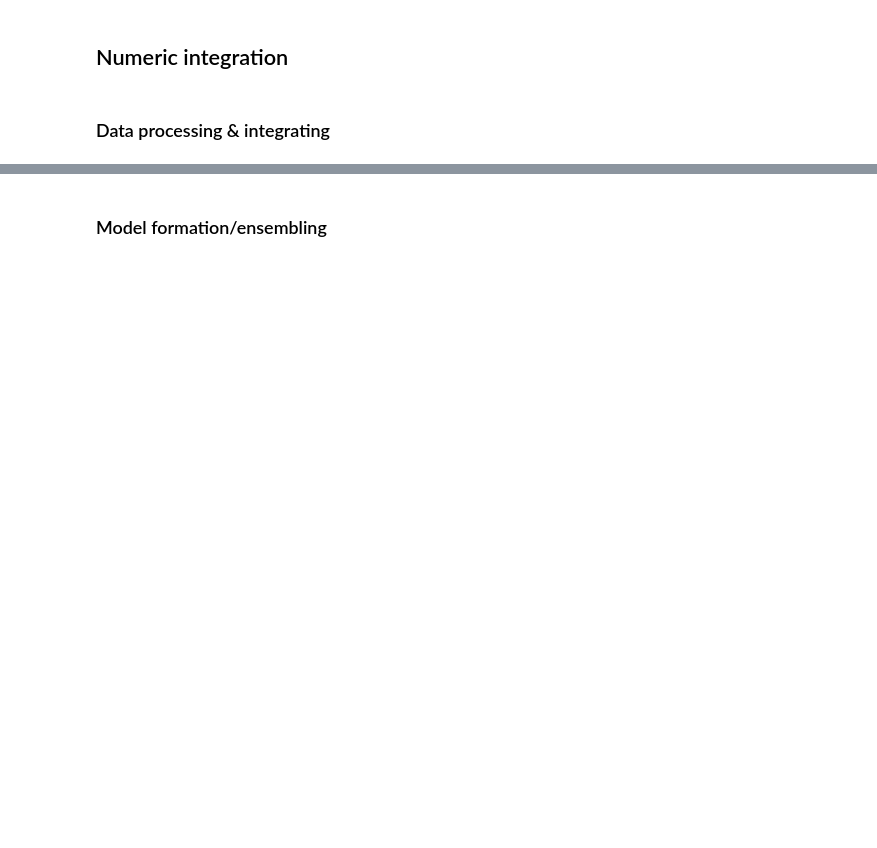
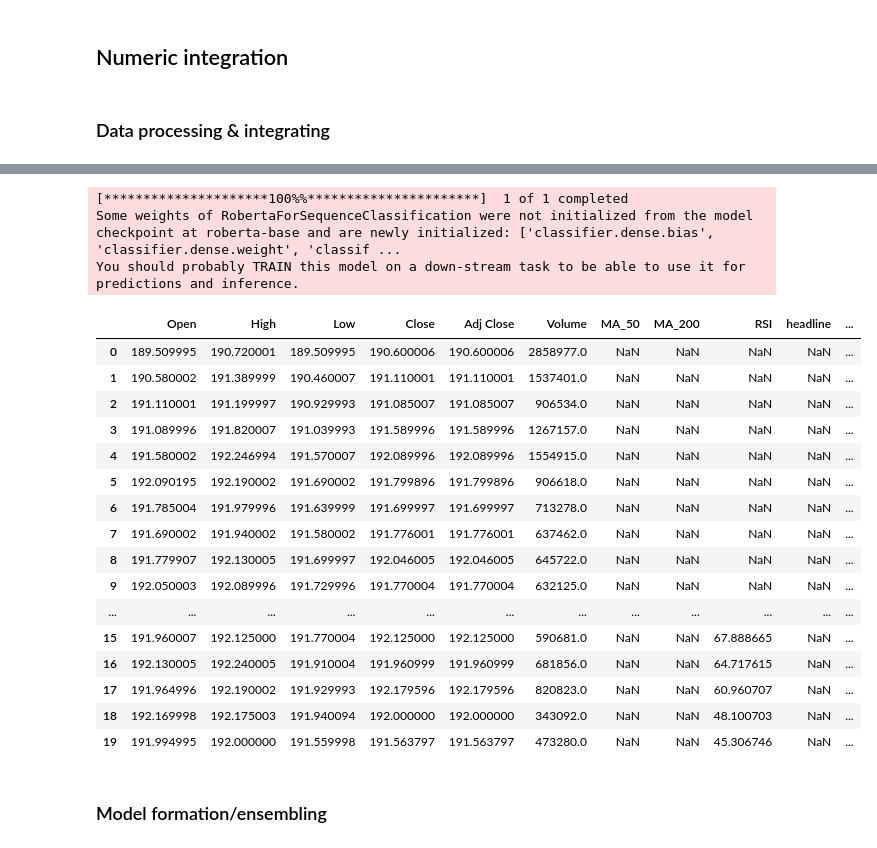
Before and after one commit to aidan-lew/junk-drawer, a Jupyter notebook: gpt_ml_fin_forcaster_integrator_.ipynb, the cells around one changed output, grey strips where cells are left out. Drawn from its saved outputs; the diff is of its cells as text; code cells hidden in the pictures; blank space fills up the shorter version.

```diff
--- a/gpt_ml_fin_forcaster_integrator_.ipynb
+++ b/gpt_ml_fin_forcaster_integrator_.ipynb
@@ -851,9 +871,14 @@ from transformers import RobertaTokenizer, RobertaForSequenceClassification
 # %% [markdown]
 ### Data processing
 # %%
-def scrape_news_articles(ticker, num_articles):
+def scrape_news_headlines(ticker, num_articles):
     gn = GoogleNews(lang='en')
     gn.search(ticker)
     news_articles = gn.results(num_articles)
     titles = [article['title'] for article in news_articles]
     return titles
+
+ticker = 'AAPL'
+num_articles = 5
+articles = scrape_news_headlines(ticker, num_articles)
+print(articles)
@@ -958,0 +1094,7 @@ def analyze_news_sentiment(articles):
+# %%
+def scrape_sentiment_ensemble_pipeline(ticker, num_articles, include_gpt,):
+  headlines = scrape_news_headlines(ticker, num_articles)
+  sentiments = ensemble_sentiment_analysis(headlines, include_gpt=include_gpt)
+  return sentiments
+
+scrape_sentiment_ensemble_pipeline(ticker = 'AAPL', num_articles = 10, include_gpt=False)
@@ -976,2 +1217,56 @@ def place_holder_name(ticker, sentiments):
+# %%
+import pandas as pd
+ticker = 'AAPL'
+numeric_df = get_numeric_data(ticker)
+sentiments_df = scrape_sentiment_ensemble_pipeline(ticker = ticker, num_articles = 10, include_gpt=False)
+# Concatenate the two dataframes along the row axis
+combined_df = pd.concat([numeric_df, sentiments_df], axis=1)
+
+# Rename the columns to avoid any conflicts
+combined_df = combined_df.rename(columns={'Open': 'numeric_Open',
+                                         'High': 'numeric_High',
+                                         'Low': 'numeric_Low',
+                                         'Close': 'numeric_Close',
+                                         'Adj Close': 'numeric_Adj Close',
+                                         'Volume': 'numeric_Volume',
+                                         'MA_50': 'numeric_MA_50',
+                                         'MA_200': 'numeric_MA_200',
+                                         'RSI': 'numeric_RSI'})
+
+# Add a timestamp column to the sentiments_df
+sentiments_df['timestamp'] = pd.Timestamp.now()
+
+# Concatenate the two dataframes along the row axis
+combined_df = pd.concat([numeric_df, sentiments_df], axis=1)
+
+# Drop any duplicate columns
+combined_df = combined_df.loc[:, ~combined_df.columns.duplicated()]
+
+# Reset the index of the combined dataframe
+combined_df = combined_df.reset_index(drop=True)
+
+# Print the combined dataframe
+combined_df.head(20)
+# %% [output]
+[*********************100%%**********************]  1 of 1 completed
+Some weights of RobertaForSequenceClassification were not initialized from the model checkpoint at roberta-base and are newly initialized: ['classifier.dense.bias', 'classifier.dense.weight', 'classif ...
+You should probably TRAIN this model on a down-stream task to be able to use it for predictions and inference.
+|  | Open | High | Low | Close | Adj Close | Volume | MA_50 | MA_200 | RSI | headline | ... |
+| 0 | 189.509995 | 190.720001 | 189.509995 | 190.600006 | 190.600006 | 2858977.0 | NaN | NaN | NaN | NaN | ... |
+| 1 | 190.580002 | 191.389999 | 190.460007 | 191.110001 | 191.110001 | 1537401.0 | NaN | NaN | NaN | NaN | ... |
+| 2 | 191.110001 | 191.199997 | 190.929993 | 191.085007 | 191.085007 | 906534.0 | NaN | NaN | NaN | NaN | ... |
+| 3 | 191.089996 | 191.820007 | 191.039993 | 191.589996 | 191.589996 | 1267157.0 | NaN | NaN | NaN | NaN | ... |
+| 4 | 191.580002 | 192.246994 | 191.570007 | 192.089996 | 192.089996 | 1554915.0 | NaN | NaN | NaN | NaN | ... |
+| 5 | 192.090195 | 192.190002 | 191.690002 | 191.799896 | 191.799896 | 906618.0 | NaN | NaN | NaN | NaN | ... |
+| 6 | 191.785004 | 191.979996 | 191.639999 | 191.699997 | 191.699997 | 713278.0 | NaN | NaN | NaN | NaN | ... |
+| 7 | 191.690002 | 191.940002 | 191.580002 | 191.776001 | 191.776001 | 637462.0 | NaN | NaN | NaN | NaN | ... |
+| 8 | 191.779907 | 192.130005 | 191.699997 | 192.046005 | 192.046005 | 645722.0 | NaN | NaN | NaN | NaN | ... |
+| 9 | 192.050003 | 192.089996 | 191.729996 | 191.770004 | 191.770004 | 632125.0 | NaN | NaN | NaN | NaN | ... |
+| ... | ... | ... | ... | ... | ... | ... | ... | ... | ... | ... | ... |
+| 15 | 191.960007 | 192.125000 | 191.770004 | 192.125000 | 192.125000 | 590681.0 | NaN | NaN | 67.888665 | NaN | ... |
+| 16 | 192.130005 | 192.240005 | 191.910004 | 191.960999 | 191.960999 | 681856.0 | NaN | NaN | 64.717615 | NaN | ... |
+| 17 | 191.964996 | 192.190002 | 191.929993 | 192.179596 | 192.179596 | 820823.0 | NaN | NaN | 60.960707 | NaN | ... |
+| 18 | 192.169998 | 192.175003 | 191.940094 | 192.000000 | 192.000000 | 343092.0 | NaN | NaN | 48.100703 | NaN | ... |
+| 19 | 191.994995 | 192.000000 | 191.559998 | 191.563797 | 191.563797 | 473280.0 | NaN | NaN | 45.306746 | NaN | ... |
 # %% [markdown]
 ### Model formation/ensembling
```
Also changed, not shown: parts of 19 cells of this notebook.
